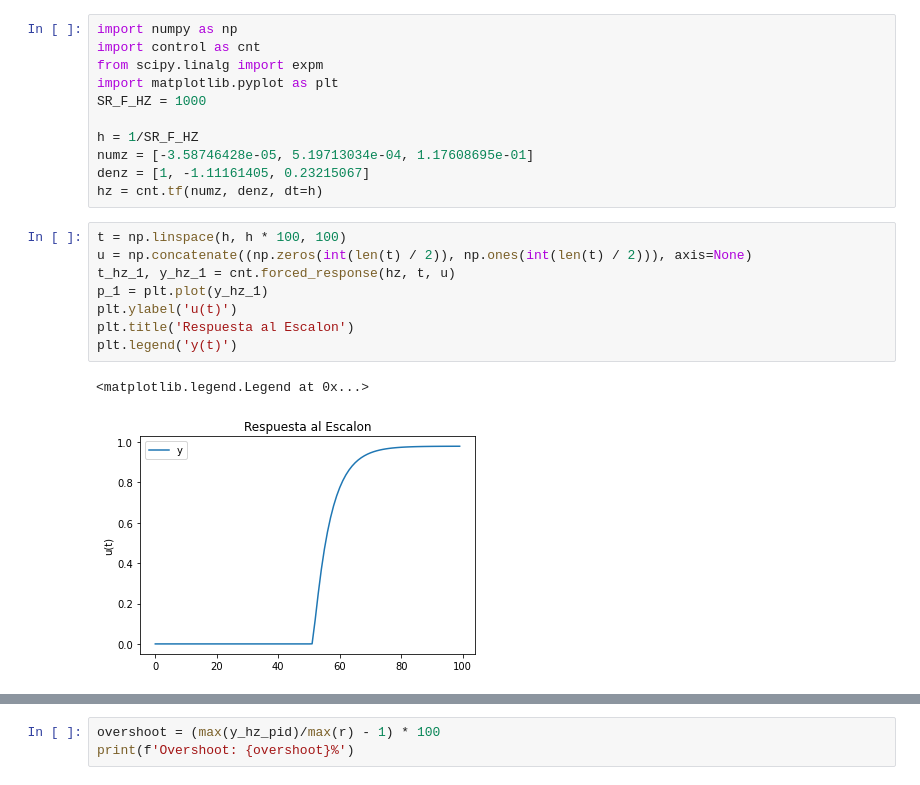
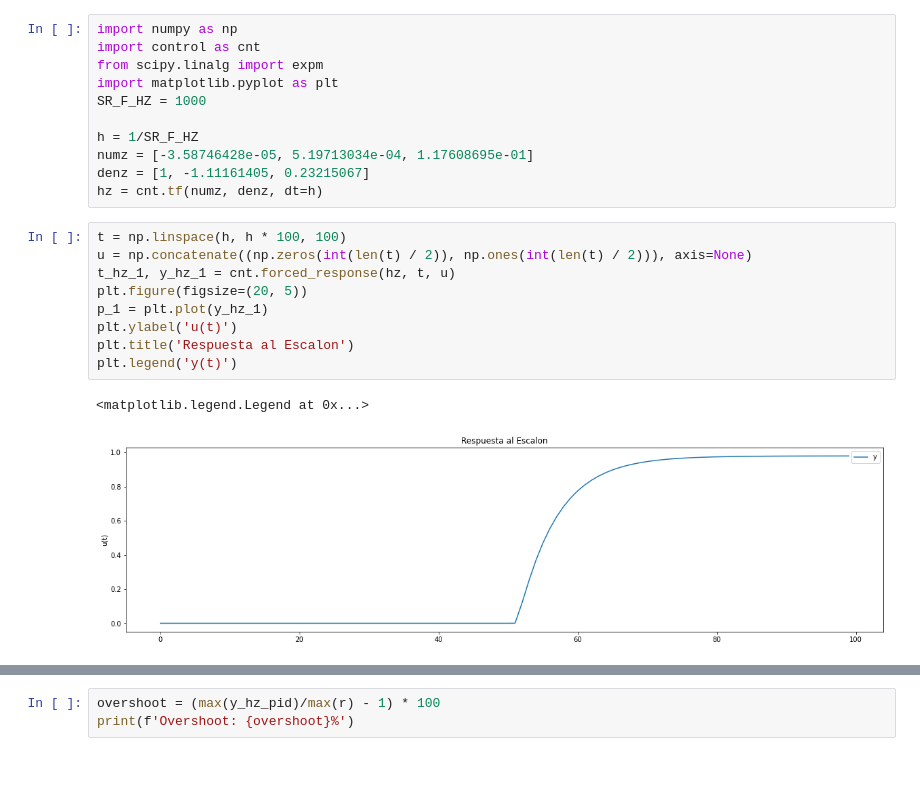
Before and after one commit to lorsi96/System-Identification-Control-for-RCRC-Circuit, a Jupyter notebook: informe.ipynb, the cells around one changed output, grey strips where cells are left out. Saved outputs shown, nothing was run; the diff lists cells and outputs as text.

```diff
--- a/informe.ipynb
+++ b/informe.ipynb
@@ -253,14 +272,15 @@ hz = cnt.tf(numz, denz, dt=h)
 # %%
 t = np.linspace(h, h * 100, 100)
 u = np.concatenate((np.zeros(int(len(t) / 2)), np.ones(int(len(t) / 2))), axis=None)
 t_hz_1, y_hz_1 = cnt.forced_response(hz, t, u)
+plt.figure(figsize=(20, 5))
 p_1 = plt.plot(y_hz_1)
 plt.ylabel('u(t)')
 plt.title('Respuesta al Escalon')
 plt.legend('y(t)')
 # %% [output]
 <matplotlib.legend.Legend at 0x...>
-[figure, old version]
+[figure, new version]
 # %%
 t = np.linspace(h, h * 100, 100)
 r = np.concatenate((np.zeros(int(len(t) / 2)), np.ones(int(len(t) / 2))), axis=None)
```
Also changed, not shown: parts of 9 cells of this notebook, 12 other files.
